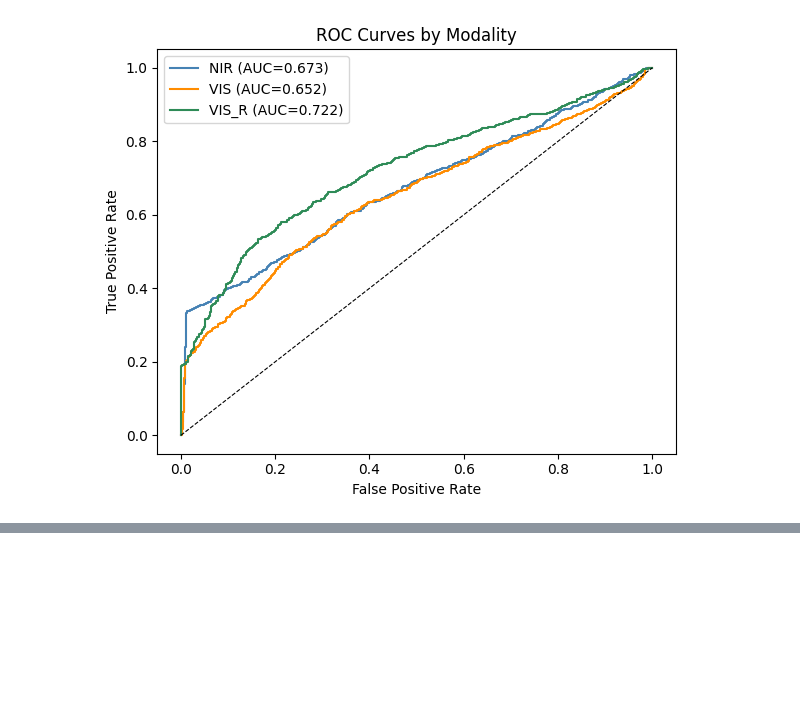
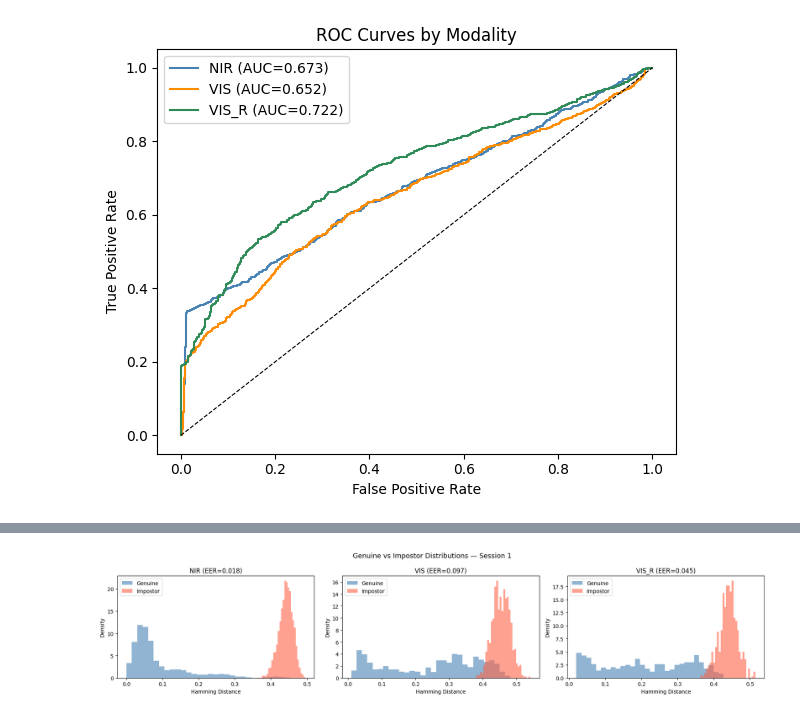
Before and after one commit to allison-diebol/open-iris, a Jupyter notebook: benchmarking/band-comparison.ipynb, the cells around one changed output, grey strips where cells are left out. Cells and saved outputs as stored; diff of their text form; code cells hidden in the pictures; blank space fills up the shorter version.

Commit message:
Added Single Session Comparison.

```diff
--- a/benchmarking/band-comparison.ipynb
+++ b/benchmarking/band-comparison.ipynb
@@ -608,0 +799,57 @@ plt.show()
+# %%
+METRIC_KEYS = []
+for mod in MODALITIES:
+    res = all_results.get(mod, {})
+    if res:
+        METRIC_KEYS = [k for k, v in res.items() if isinstance(v, (int, float))]
+        break
+
+df = pd.DataFrame(
+    {
+        mod: {k: all_results.get(mod, {}).get(k, np.nan) for k in METRIC_KEYS}
+        for mod in MODALITIES
+    }
+).T
+
+df.index.name = "Modality"
+display(df)
+
+fig, axes = plt.subplots(1, len(MODALITIES), figsize=(6 * len(MODALITIES), 4))
+
+for ax, mod in zip(axes, MODALITIES):
+    res = all_results.get(mod, {})
+
+    if not res or "genuine_scores" not in res:
+        ax.set_title(f"{mod} — no data")
+        ax.axis("off")
+        continue
+
+    ax.hist(
+        res["genuine_scores"],
+        bins=30,
+        alpha=0.6,
+        color="steelblue",
+        label="Genuine",
+        density=True
+    )
+
+    ax.hist(
+        res["impostor_scores"],
+        bins=30,
+        alpha=0.6,
+        color="tomato",
+        label="Impostor",
+        density=True
+    )
+
+    eer = res.get("EER", np.nan)
+
+    ax.set_title(f"{mod} (EER={eer:.3f})")
+    ax.set_xlabel("Hamming Distance")
+    ax.set_ylabel("Density")
+    ax.legend()
+
+plt.suptitle("Genuine vs Impostor Distributions — Session 1", fontsize=13)
+plt.tight_layout()
+plt.show()
+# %% [output]
@@ -609 +861,2 @@ plt.show()
+[figure, added]
 # %% [markdown]
```
Also changed, not shown: parts of 9 cells of this notebook.
